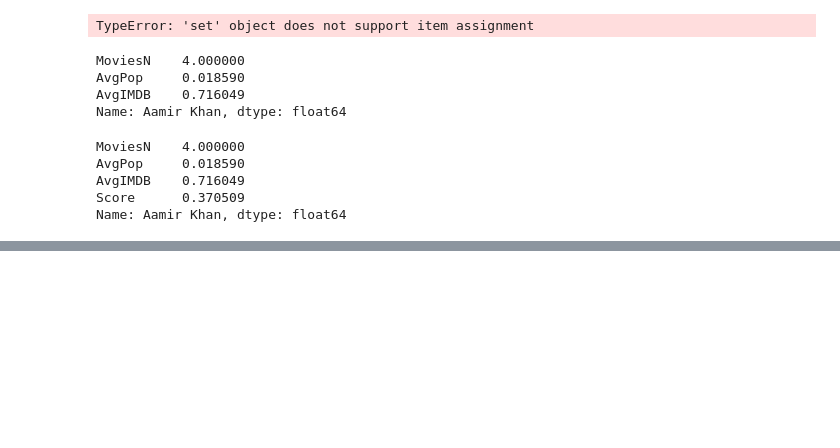
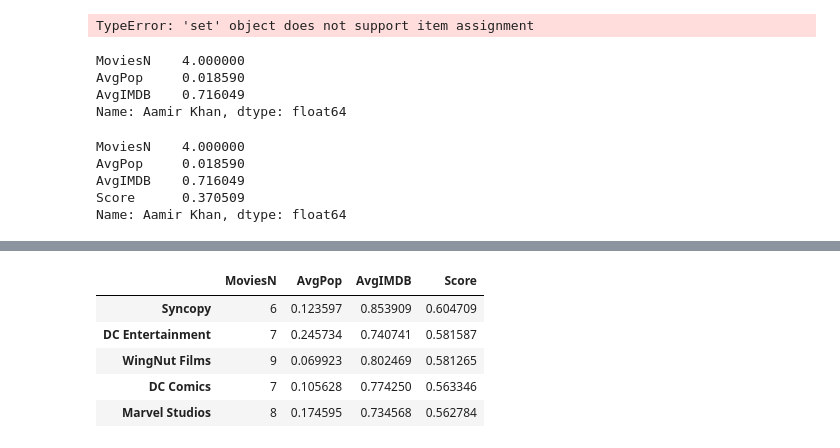
Before and after one commit to breebhu/ErdosProject, a Jupyter notebook: DataCollection.ipynb, the cells around one changed output, grey strips where cells are left out. Cells and saved outputs as stored; diff of their text form; code cells hidden in the pictures; blank space fills up the shorter version.

```diff
--- a/DataCollection.ipynb
+++ b/DataCollection.ipynb
@@ -320,0 +359,21 @@ with open("actors.csv",'w') as file:
+# %%
+prodcomps['Score']=0
+# %%
+scaler3=MinMaxScaler()
+scaler3.fit(prodcomps[['AvgPop','AvgIMDB']])
+prodcomps[['AvgPop','AvgIMDB']]=scaler2.transform(prodcomps[['AvgPop','AvgIMDB']])
+prodcomps=prodcomps.sort_values(by=['MoviesN','AvgPop','AvgIMDB'],ascending=False)
+# %%
+for comp in prodcomps.index:
+    prodcomps.loc[comp,'Score']=1/(1+math.exp(-prodcomps.loc[comp,'MoviesN']+3))*(0.3*prodcomps.loc[comp,'AvgPop']+0.7*prodcomps.loc[comp,'AvgIMDB'])
+# %%
+prodcomps=prodcomps.sort_values(by=['Score'],ascending=False)
+# %%
+prodcomps.head()
+# %% [output]
+|  | MoviesN | AvgPop | AvgIMDB | Score |
+| Syncopy | 6 | 0.123597 | 0.853909 | 0.604709 |
+| DC Entertainment | 7 | 0.245734 | 0.740741 | 0.581587 |
+| WingNut Films | 9 | 0.069923 | 0.802469 | 0.581265 |
+| DC Comics | 7 | 0.105628 | 0.774250 | 0.563346 |
+| Marvel Studios | 8 | 0.174595 | 0.734568 | 0.562784 |
```
Also changed, not shown: parts of 10 cells of this notebook, 3 other files.
